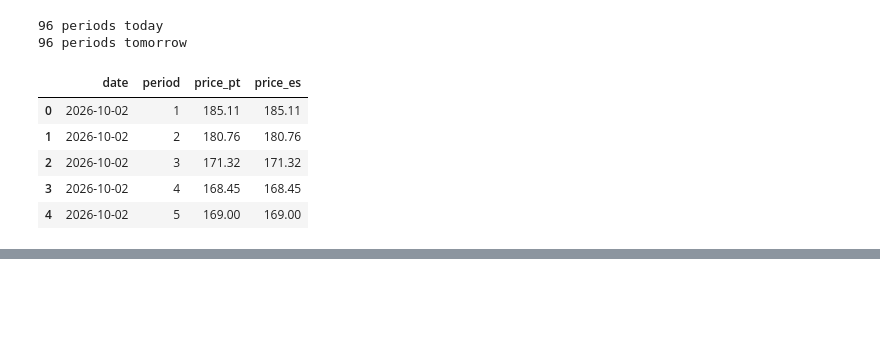
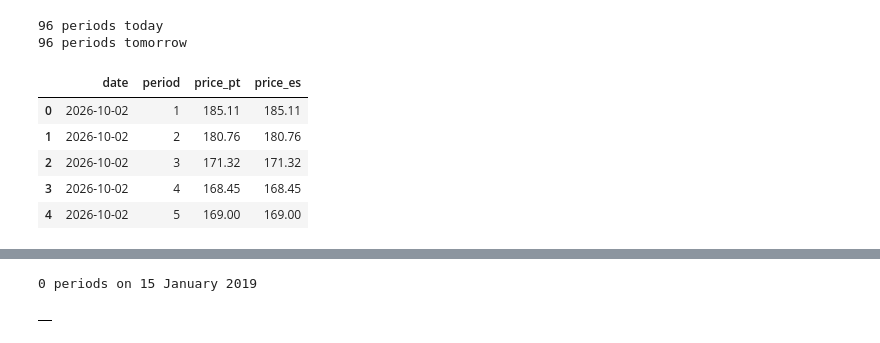
Before and after one commit to josepaulonunes/european-electricity-tracker, a Jupyter notebook: notebooks/01_test_ren_api.ipynb, the cells around one changed output, grey strips where cells are left out. Cells and saved outputs as stored; diff of their text form; code cells hidden in the pictures; blank space fills up the shorter version.

Commit message:
Check data availability for the history download

```diff
--- a/notebooks/01_test_ren_api.ipynb
+++ b/notebooks/01_test_ren_api.ipynb
@@ -181,0 +202,8 @@ today.head()
+# %%
+# Check that old OMIE files (before 15-minute periods) have the same format
+old_day = read_omie_day("20190115")
+print(len(old_day), "periods on 15 January 2019")
+old_day.head()
+# %% [output]
+0 periods on 15 January 2019
+|  |
```
Also changed, not shown: parts of 1 cell of this notebook.
